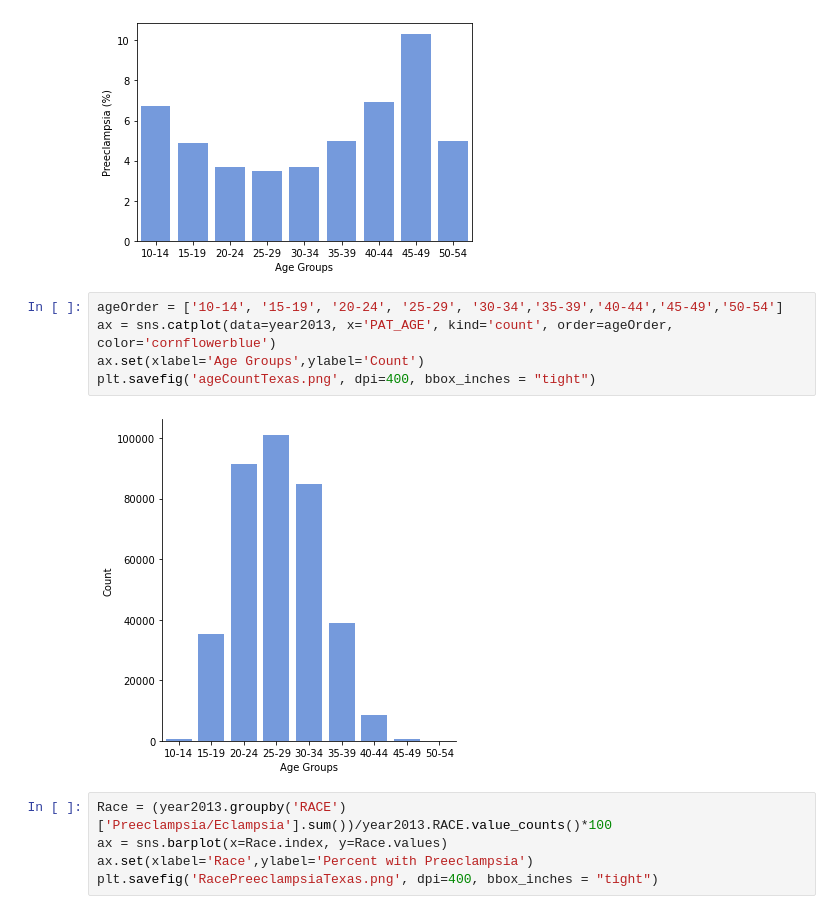
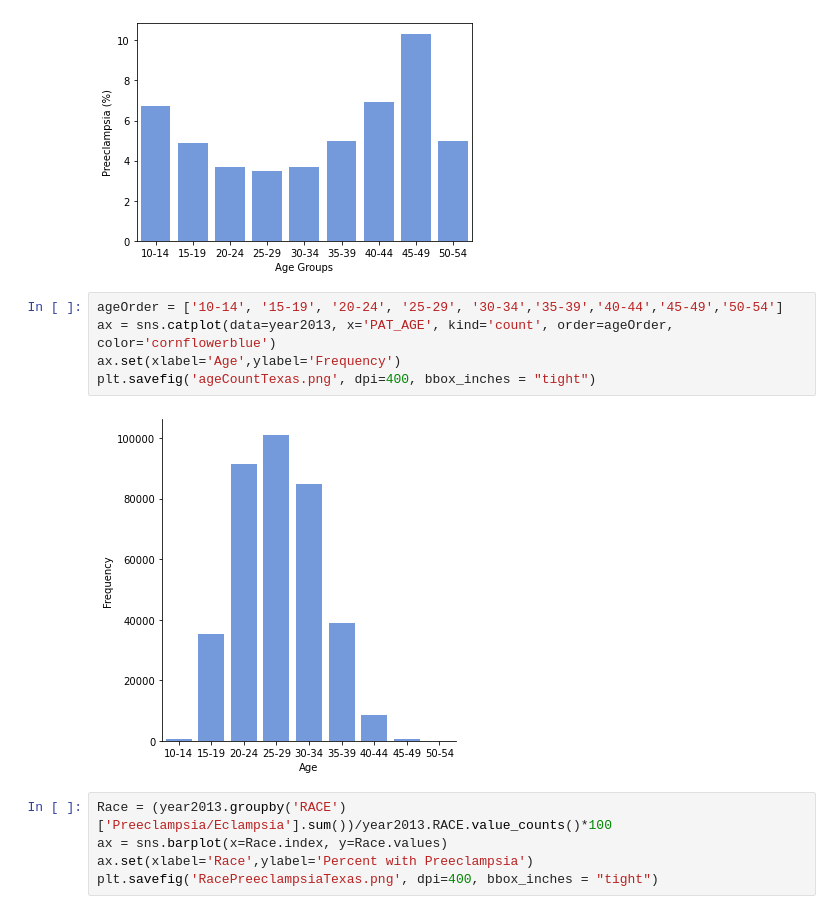
Before and after one commit to rachellb/Bennett_OUDSA5900, a Jupyter notebook: Descriptions/Texas_Descriptions.ipynb, the cells around one changed output. Drawn from its saved outputs; the diff is of its cells as text.

```diff
--- a/Descriptions/Texas_Descriptions.ipynb
+++ b/Descriptions/Texas_Descriptions.ipynb
@@ -999,10 +999,10 @@ plt.savefig('agemapTexas.png', dpi=400, bbox_inches = "tight")
 # %%
 ageOrder = ['10-14', '15-19', '20-24', '25-29', '30-34','35-39','40-44','45-49','50-54']
 ax = sns.catplot(data=year2013, x='PAT_AGE', kind='count', order=ageOrder, color='cornflowerblue')
-ax.set(xlabel='Age Groups',ylabel='Count')
+ax.set(xlabel='Age',ylabel='Frequency')
 plt.savefig('ageCountTexas.png', dpi=400, bbox_inches = "tight")
 # %% [output]
-[figure, old version]
+[figure, new version]
 # %%
 Race = (year2013.groupby('RACE')['Preeclampsia/Eclampsia'].sum())/year2013.RACE.value_counts()*100
 ax = sns.barplot(x=Race.index, y=Race.values)
```
Also changed, not shown: 4 other files.
